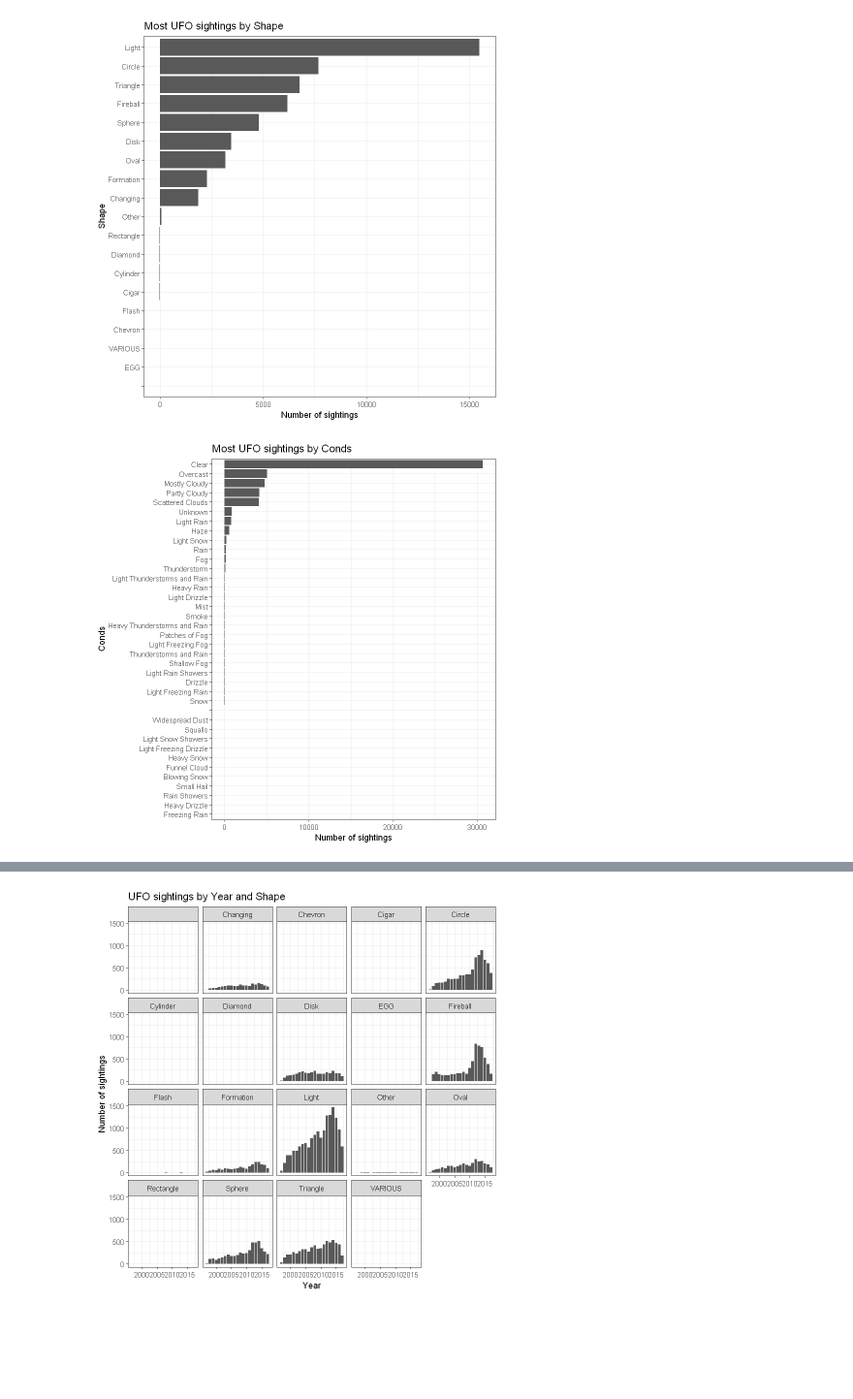
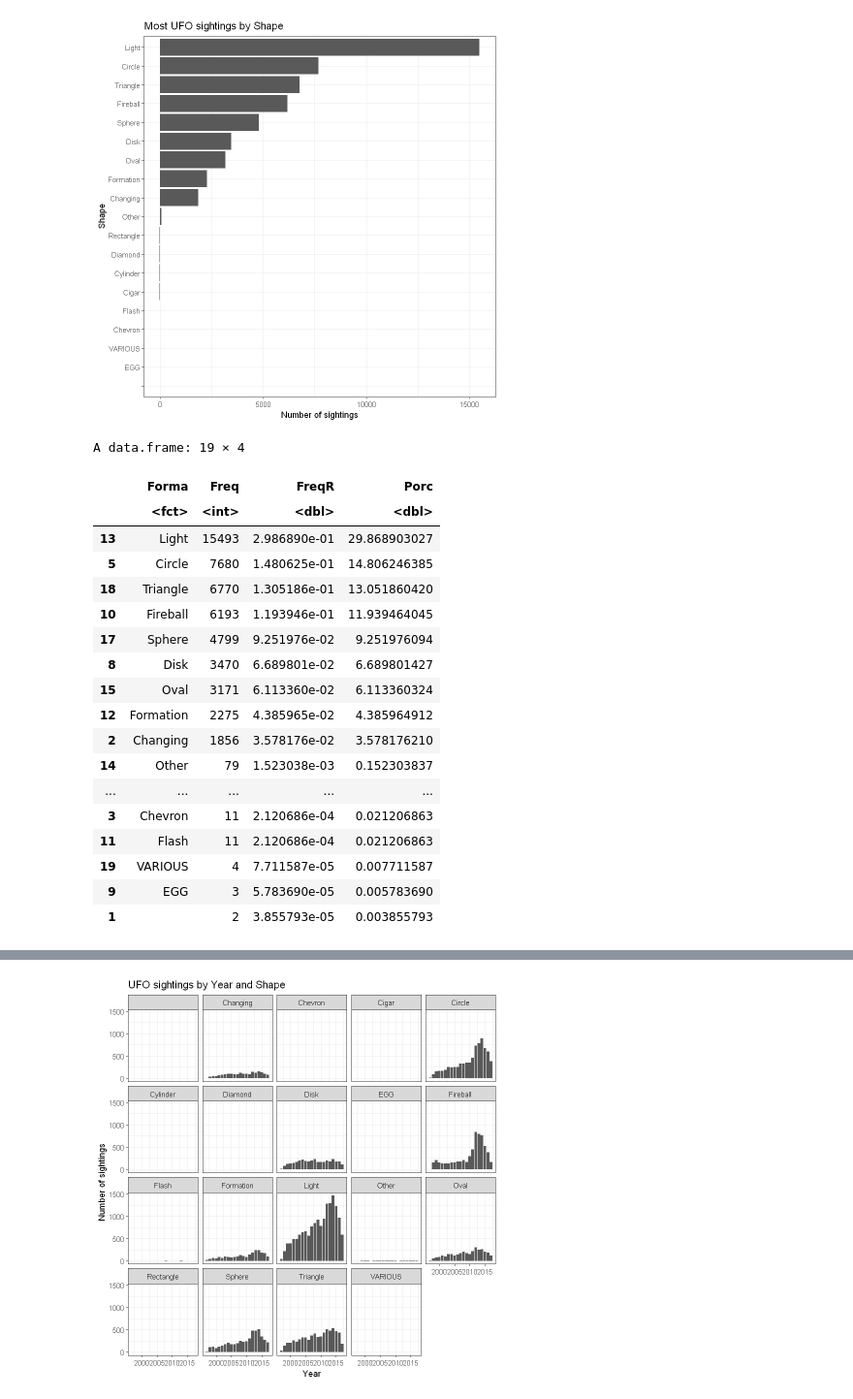
Before and after one commit to JJAlcalde74/UFOs-Weather, a Jupyter notebook: UFO+Weather R.ipynb, the cells around one changed output, grey strips where cells are left out. Shown at 97% size. Cells and saved outputs as stored; diff of their text form; code cells hidden in the pictures; blank space fills up the shorter version.

```diff
--- a/UFO+Weather R.ipynb
+++ b/UFO+Weather R.ipynb
@@ -65,14 +58,30 @@ ggplot(df, aes(x=reorder(shape, shape, FUN=length))) +
   title="Most UFO sightings by Shape")
 # %% [output]
 [figure]
-# %%
-# Avistamientos por condiciones climatológicas
-
-ggplot(df, aes(x=reorder(conds, conds, FUN=length))) +
-  stat_count() +
-  theme_bw() +
-  coord_flip() +
-  labs(x = "Conds", y = "Number of sightings",
-  title="Most UFO sightings by Conds")
-# %% [output]
-[figure, removed]
+# %%
+formas <- as.data.frame(table(df$shape))
+names(formas) <- c("Forma","Freq")
+formas <- formas[order(formas$Freq,decreasing=TRUE),]
+formas$FreqR <- formas$Freq / sum(formas$Freq)
+formas$Porc <- formas$FreqR * 100
+formas
+# %% [output]
+A data.frame: 19 × 4
+|  | Forma | Freq | FreqR | Porc |
+|  | <fct> | <int> | <dbl> | <dbl> |
+| 13 | Light | 15493 | 2.986890e-01 | 29.868903027 |
+| 5 | Circle | 7680 | 1.480625e-01 | 14.806246385 |
+| 18 | Triangle | 6770 | 1.305186e-01 | 13.051860420 |
+| 10 | Fireball | 6193 | 1.193946e-01 | 11.939464045 |
+| 17 | Sphere | 4799 | 9.251976e-02 | 9.251976094 |
+| 8 | Disk | 3470 | 6.689801e-02 | 6.689801427 |
+| 15 | Oval | 3171 | 6.113360e-02 | 6.113360324 |
+| 12 | Formation | 2275 | 4.385965e-02 | 4.385964912 |
+| 2 | Changing | 1856 | 3.578176e-02 | 3.578176210 |
+| 14 | Other | 79 | 1.523038e-03 | 0.152303837 |
+| ... | ... | ... | ... | ... |
+| 3 | Chevron | 11 | 2.120686e-04 | 0.021206863 |
+| 11 | Flash | 11 | 2.120686e-04 | 0.021206863 |
+| 19 | VARIOUS | 4 | 7.711587e-05 | 0.007711587 |
+| 9 | EGG | 3 | 5.783690e-05 | 0.005783690 |
+| 1 |  | 2 | 3.855793e-05 | 0.003855793 |
```
Also changed, not shown: parts of 14 cells of this notebook.
